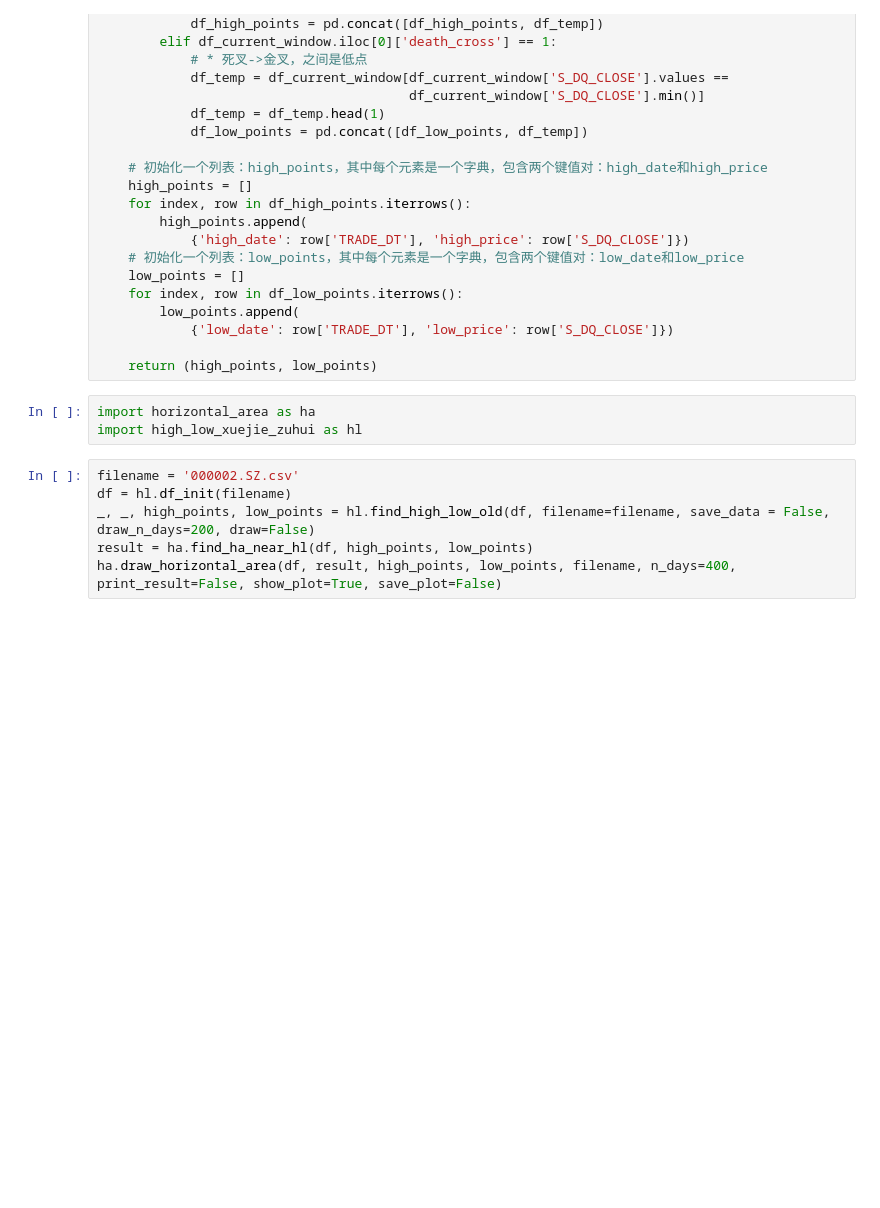
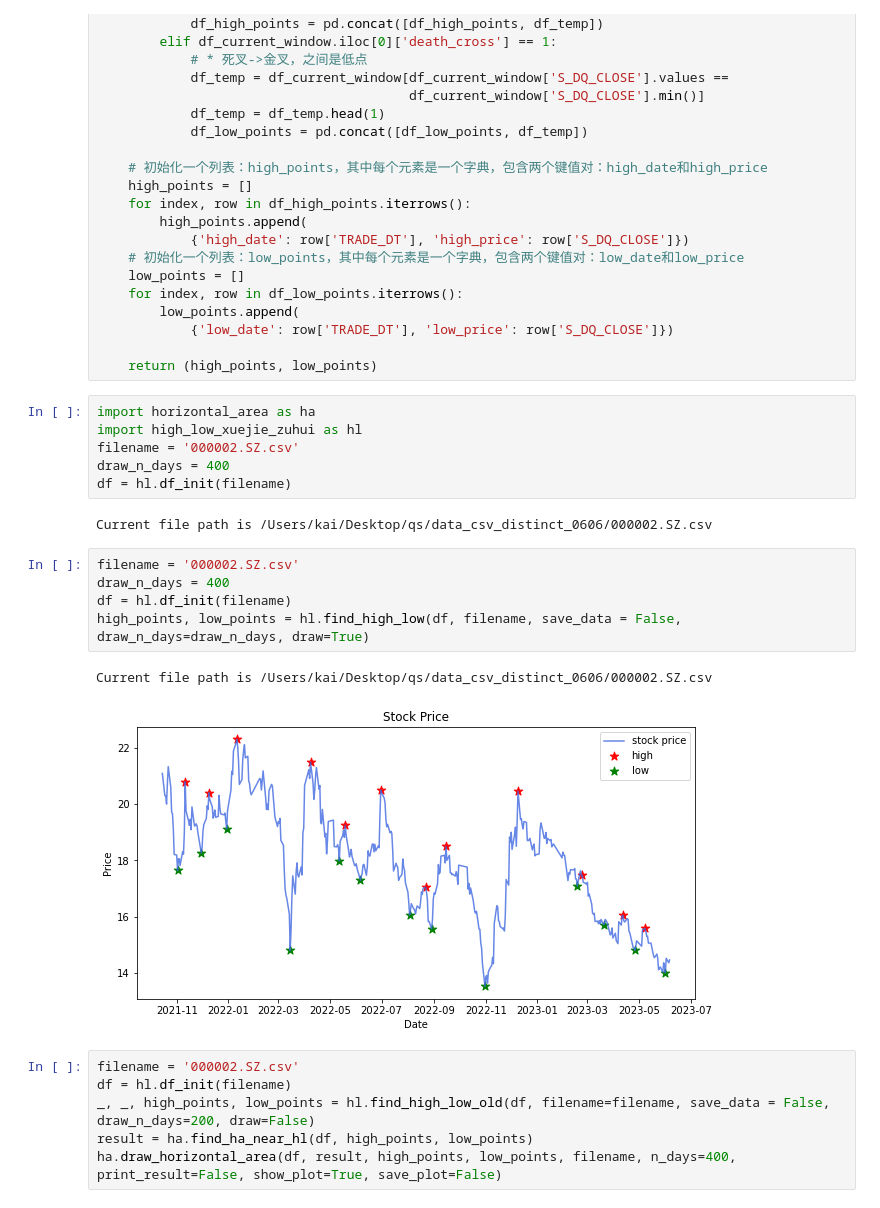
Before and after one commit to QsbpGroup/quant-stat-baby-project, a Jupyter notebook: 1.ipynb, the cells around one changed output. Cells and saved outputs as stored; diff of their text form; blank space fills up the shorter version.

```diff
--- a/1.ipynb
+++ b/1.ipynb
@@ -106,6 +106,19 @@ def find_high_low_xuemei(df):
 # %%
 import horizontal_area as ha
 import high_low_xuejie_zuhui as hl
+filename = '000002.SZ.csv'
+draw_n_days = 400
+df = hl.df_init(filename)
+# %% [output]
+Current file path is /Users/kai/Desktop/qs/data_csv_distinct_0606/000002.SZ.csv
+# %%
+filename = '000002.SZ.csv'
+draw_n_days = 400
+df = hl.df_init(filename)
+high_points, low_points = hl.find_high_low(df, filename, save_data = False, draw_n_days=draw_n_days, draw=True)
+# %% [output]
+Current file path is /Users/kai/Desktop/qs/data_csv_distinct_0606/000002.SZ.csv
+[figure, added]
 # %%
 filename = '000002.SZ.csv'
 df = hl.df_init(filename)
```
Also changed, not shown: parts of 7 cells of this notebook, 3 other files.
